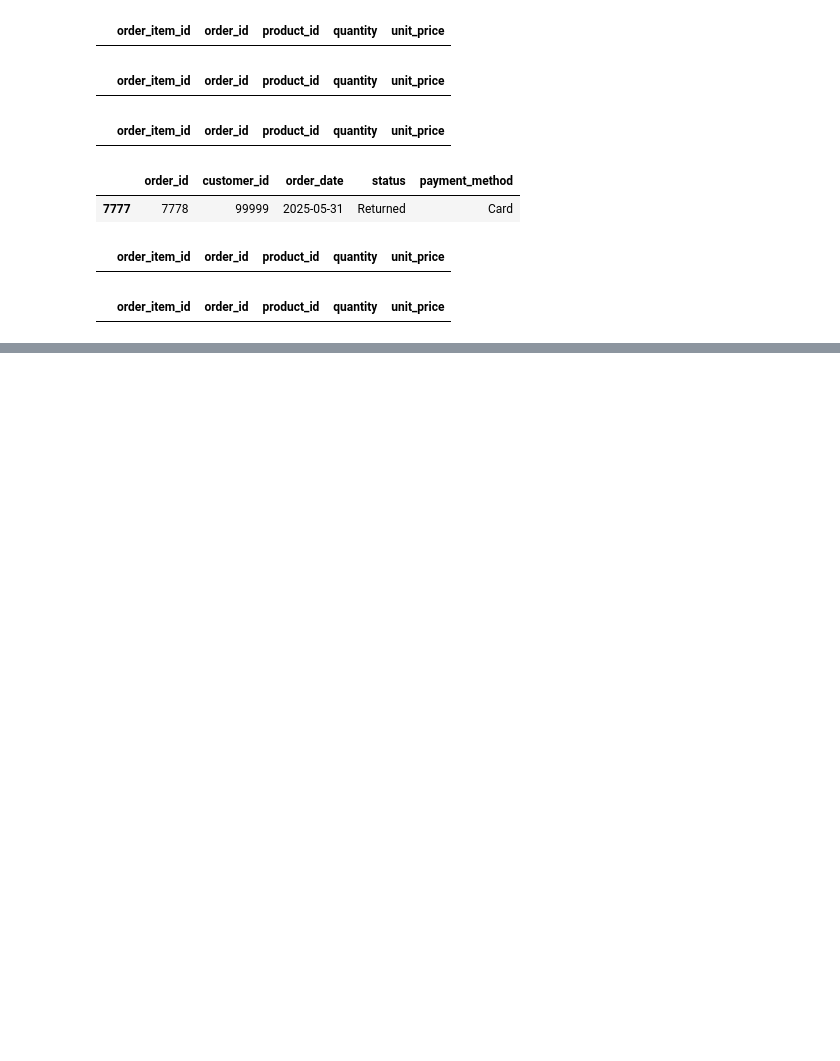
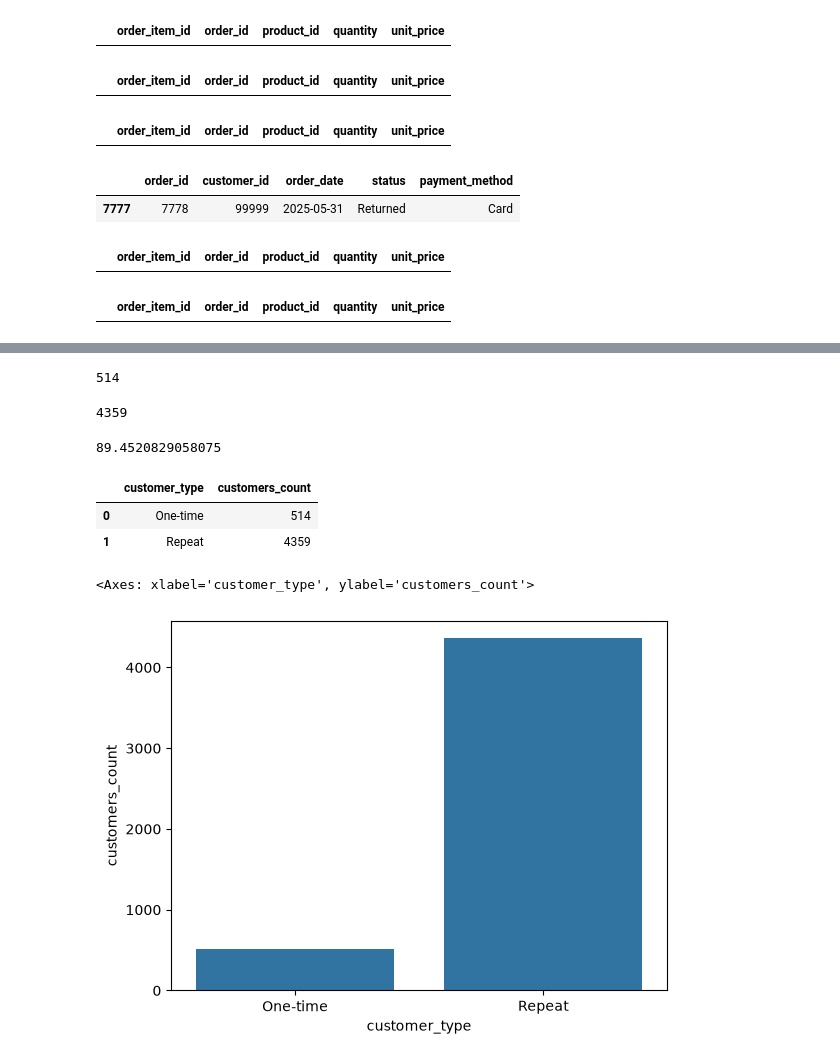
Before and after one commit to condorTes/ecommerce-sales-analysis-first_pr, a Jupyter notebook: notebooks/analysis.ipynb, the cells around one changed output, grey strips where cells are left out. Drawn from its saved outputs; the diff is of its cells as text; code cells hidden in the pictures; blank space fills up the shorter version.

```diff
--- a/notebooks/analysis.ipynb
+++ b/notebooks/analysis.ipynb
@@ -472,0 +742,29 @@ order_items_clean.to_csv('../data/processed/order_items_clean.csv', index=False)
+# %%
+customers_repeated.loc[customers_repeated['orders_count'] == 1].shape[0]
+# %% [output]
+514
+# %%
+customers_repeated[customers_repeated['orders_count'] > 1].shape[0]
+# %% [output]
+4359
+# %%
+(customers_repeated[customers_repeated['orders_count'] > 1].shape[0]
+/ customers_repeated.shape[0]) * 100
+# %% [output]
+89.4520829058075
+# %%
+repeated_not = pd.DataFrame({
+    'customer_type': ['One-time', 'Repeat'],
+    'customers_count': [514, 4359]
+})
+# %%
+repeated_not
+# %% [output]
+|  | customer_type | customers_count |
+| 0 | One-time | 514 |
+| 1 | Repeat | 4359 |
+# %%
+sns.barplot(data=repeated_not, x='customer_type', y='customers_count')
+# %% [output]
+<Axes: xlabel='customer_type', ylabel='customers_count'>
+[figure, added]
```
Also changed, not shown: parts of 23 cells of this notebook.
